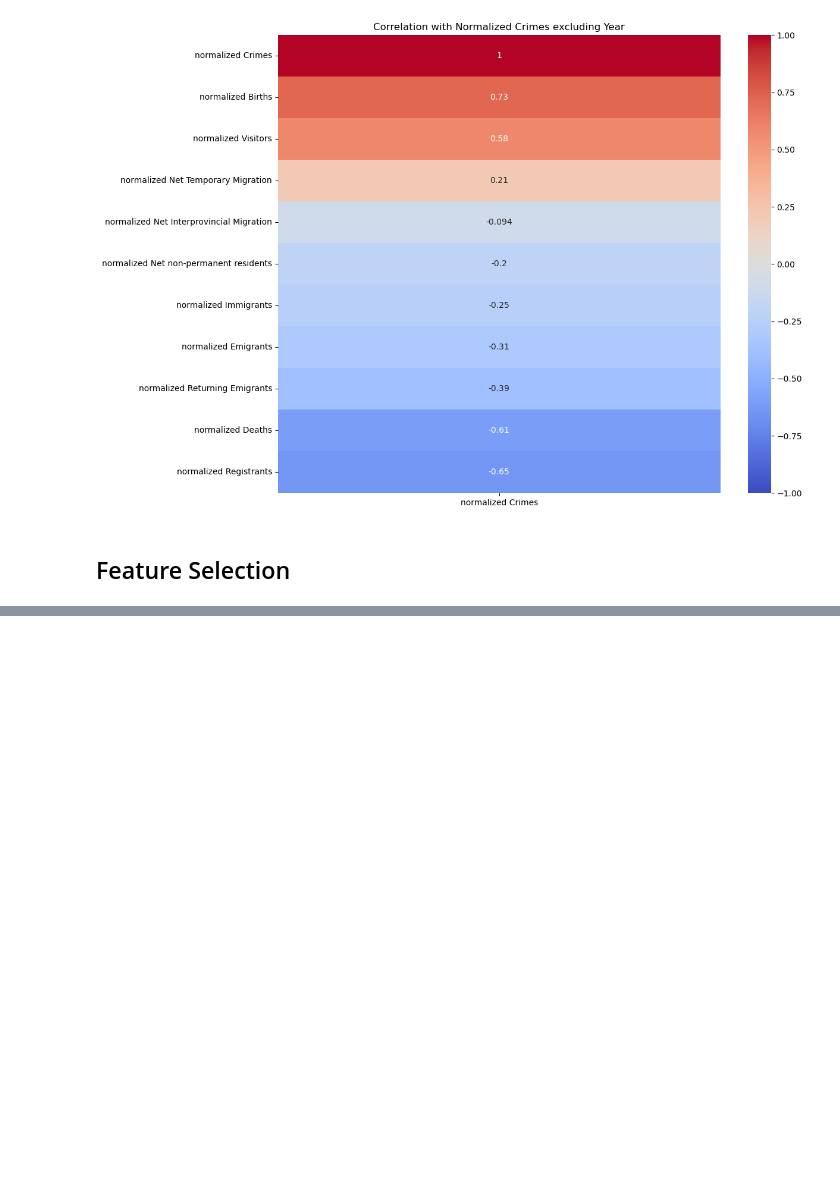
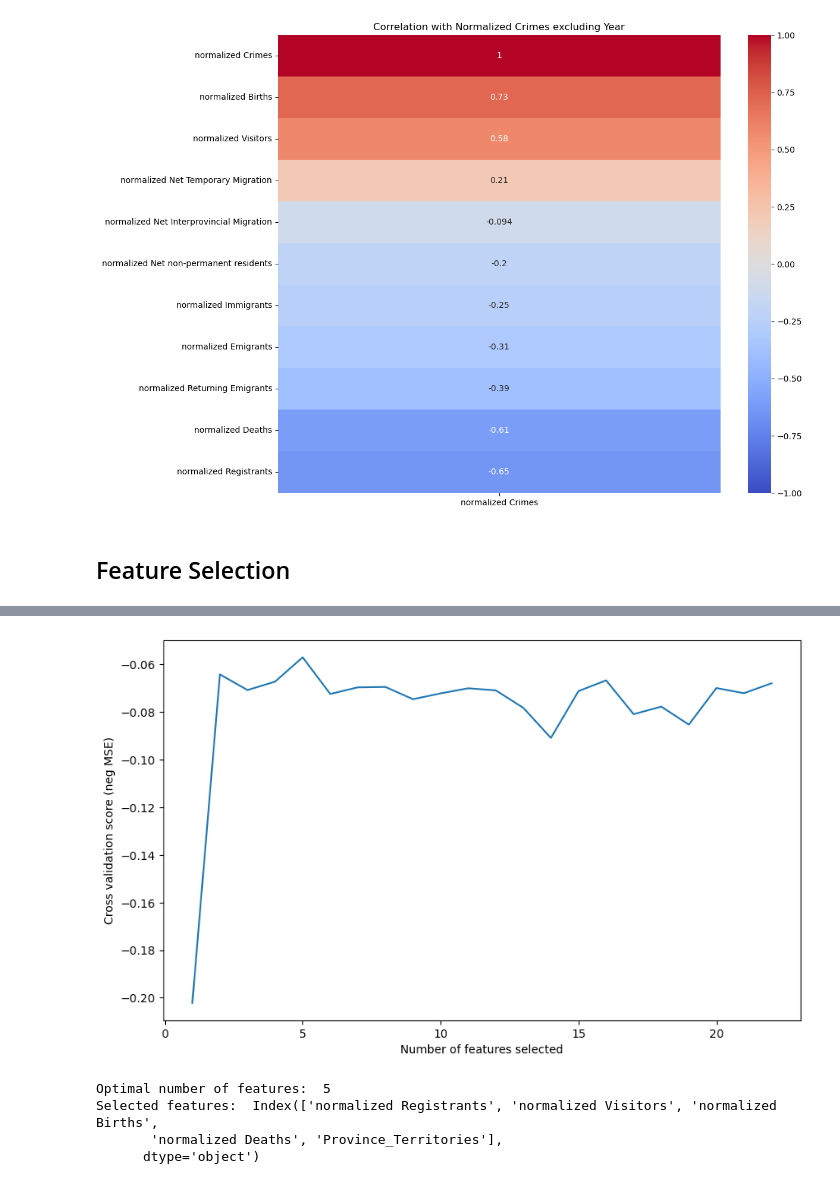
Before and after one commit to imadahmad97/capstone, a Jupyter notebook: report.ipynb, the cells around one changed output, grey strips where cells are left out. Cells and saved outputs as stored; diff of their text form; code cells hidden in the pictures; blank space fills up the shorter version.

```diff
--- a/report.ipynb
+++ b/report.ipynb
@@ -183,0 +152,8 @@ Selected features: Index(['normalized Births', 'normalized Deaths', 'normalized
+# %%
+# One-hot encode the 'Province' column
+final_merge_encoded = pd.get_dummies(final_merge, columns=['Province'])
+
+X = final_merge_encoded.drop('normalized Crimes', axis=1)
+y = final_merge_encoded['normalized Crimes']
+
+X_train, X_test, y_train, y_test = train_test_split(X, y, test_size=0.2, random_state=42)
@@ -183,0 +162,15 @@ Selected features: Index(['normalized Births', 'normalized Deaths', 'normalized
+# %%
+# Train a decision tree regressor
+dt_reg = DecisionTreeRegressor(random_state=42)
+dt_reg.fit(X_train, y_train)
+
+# Get feature importances
+feature_importances = dt_reg.feature_importances_
+
+# Displaying feature importances
+importance_df = pd.DataFrame({
+    'Feature': X.columns,
+    'Importance': feature_importances
+}).sort_values(by='Importance', ascending=False)
+
+print(importance_df)
@@ -183,0 +195,26 @@ Selected features: Index(['normalized Births', 'normalized Deaths', 'normalized
+# %%
+# Initialize a random forest regressor
+estimator = RandomForestRegressor(n_estimators=100, random_state=42)
+
+# Initialize RFECV
+selector = RFECV(estimator, step=1, cv=KFold(5), scoring='neg_mean_squared_error', n_jobs=-1)
+
+selector = selector.fit(X_train, y_train)
+
+# Plot number of features vs. cross-validation scores
+plt.figure(figsize=(10, 6))
+plt.xlabel("Number of features selected")
+plt.ylabel("Cross validation score (neg MSE)")
+plt.plot(range(1, len(selector.cv_results_['mean_test_score']) + 1), selector.cv_results_['mean_test_score'])
+plt.show()
+
+
+selected_features = X_train.columns[selector.support_]
+print("Optimal number of features: ", selector.n_features_)
+print("Selected features: ", selected_features)
+# %% [output]
+[figure, added]
+Optimal number of features:  5
+Selected features:  Index(['normalized Registrants', 'normalized Visitors', 'normalized Births',
+       'normalized Deaths', 'Province_Territories'],
+      dtype='object')
```
Also changed, not shown: parts of 15 cells of this notebook.
